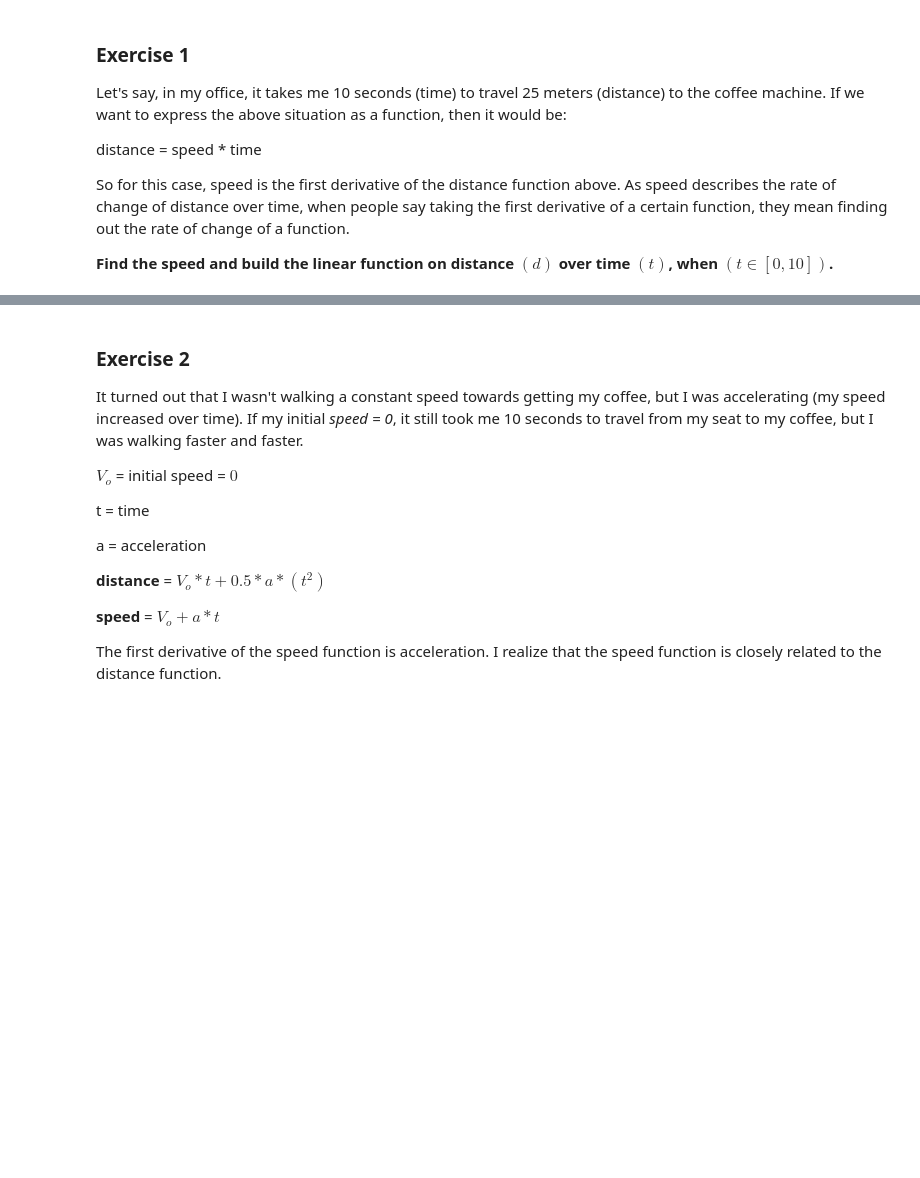
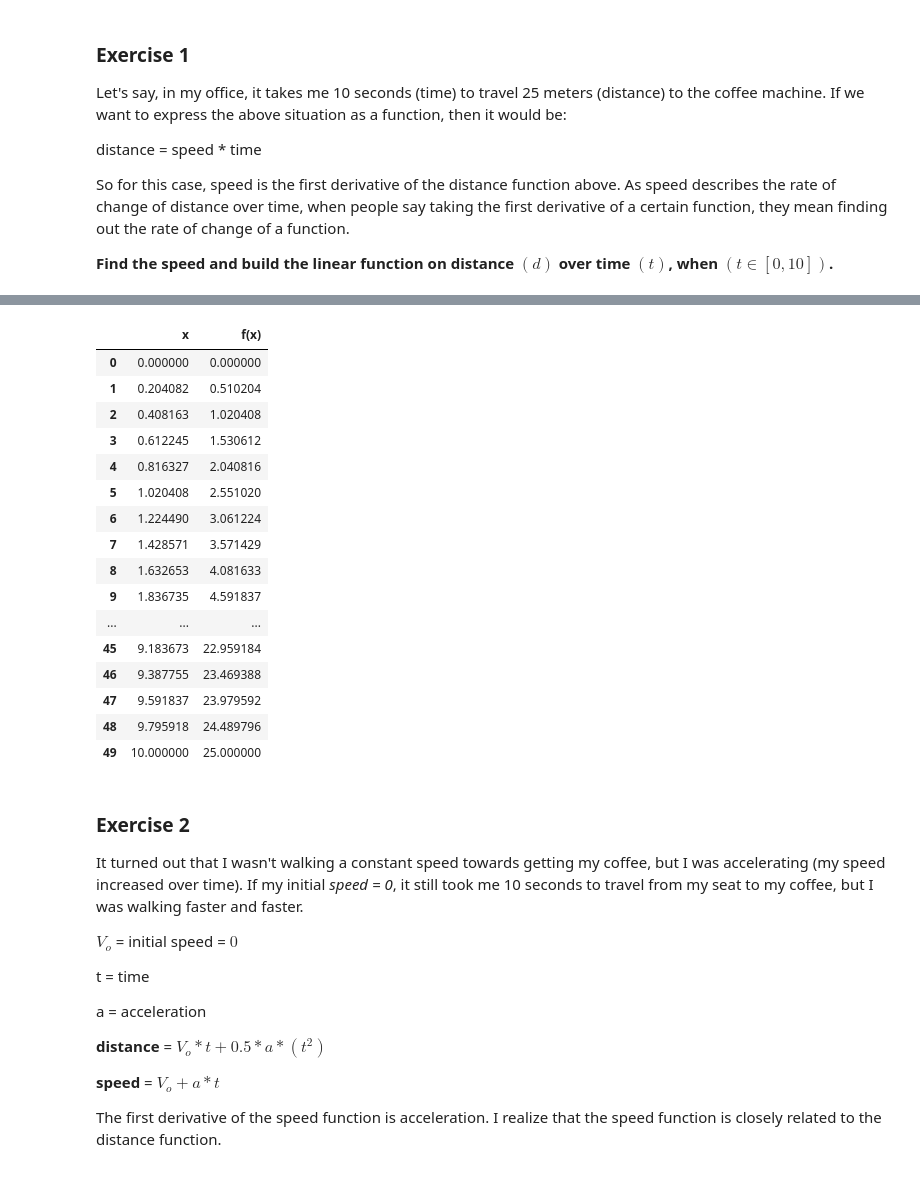
Before and after one commit to 4GeeksAcademy/calculus-andalgebra, a Jupyter notebook: notebook/problems.ipynb, the cells around one changed output, grey strips where cells are left out. Saved outputs shown, nothing was run; the diff lists cells and outputs as text; code cells hidden in the pictures; blank space fills up the shorter version.

```diff
--- a/notebook/problems.ipynb
+++ b/notebook/problems.ipynb
@@ -32,5 +45,26 @@ import numpy as np
 # %%
 # Create a DataFrame
+import pandas as pd
+df = pd.DataFrame({'x': x, 'f(x)': f(x)})
+df
+# %% [output]
+|  | x | f(x) |
+| 0 | 0.000000 | 0.000000 |
+| 1 | 0.204082 | 0.510204 |
+| 2 | 0.408163 | 1.020408 |
+| 3 | 0.612245 | 1.530612 |
+| 4 | 0.816327 | 2.040816 |
+| 5 | 1.020408 | 2.551020 |
+| 6 | 1.224490 | 3.061224 |
+| 7 | 1.428571 | 3.571429 |
+| 8 | 1.632653 | 4.081633 |
+| 9 | 1.836735 | 4.591837 |
+| ... | ... | ... |
+| 45 | 9.183673 | 22.959184 |
+| 46 | 9.387755 | 23.469388 |
+| 47 | 9.591837 | 23.979592 |
+| 48 | 9.795918 | 24.489796 |
+| 49 | 10.000000 | 25.000000 |
 # %% [markdown]
 ### Exercise 2
 
```
Also changed, not shown: parts of 12 cells of this notebook.
